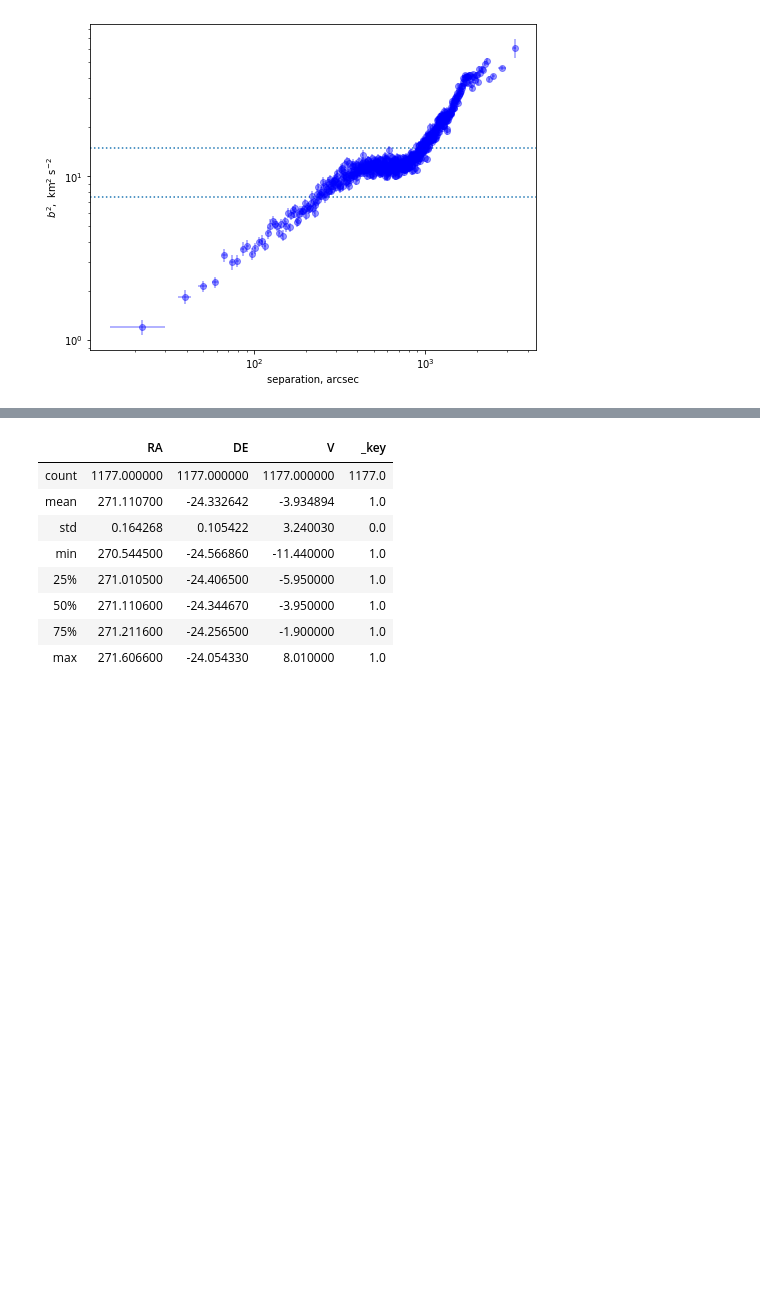
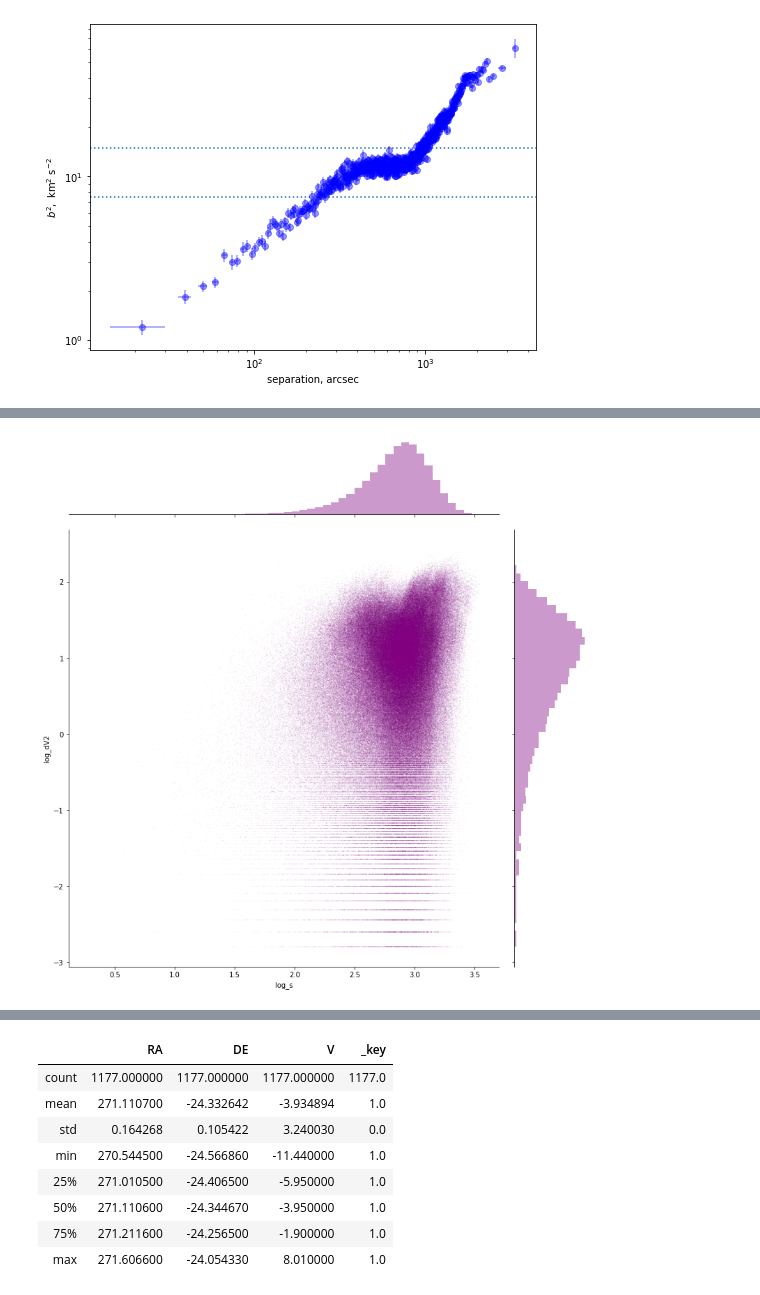
Before and after one commit to JavGVastro/CSHR, a Jupyter notebook: lagoon.ipynb, the cells around one changed output, grey strips where cells are left out. Saved outputs shown, nothing was run; the diff lists cells and outputs as text; code cells hidden in the pictures; blank space fills up the shorter version.

```diff
--- a/lagoon.ipynb
+++ b/lagoon.ipynb
@@ -226,0 +339,6 @@ None
+# %%
+mask = (pairs.log_s > 0.0) & (pairs.log_dV2 > -3)
+ax = sns.jointplot(x='log_s', y='log_dV2', data=pairs[mask], alpha=0.1, s=1, edgecolor='none',color="purple")
+ax.fig.set_size_inches(12, 12)
+# %% [output]
+[figure, added]
```
Also changed, not shown: parts of 47 cells of this notebook.
